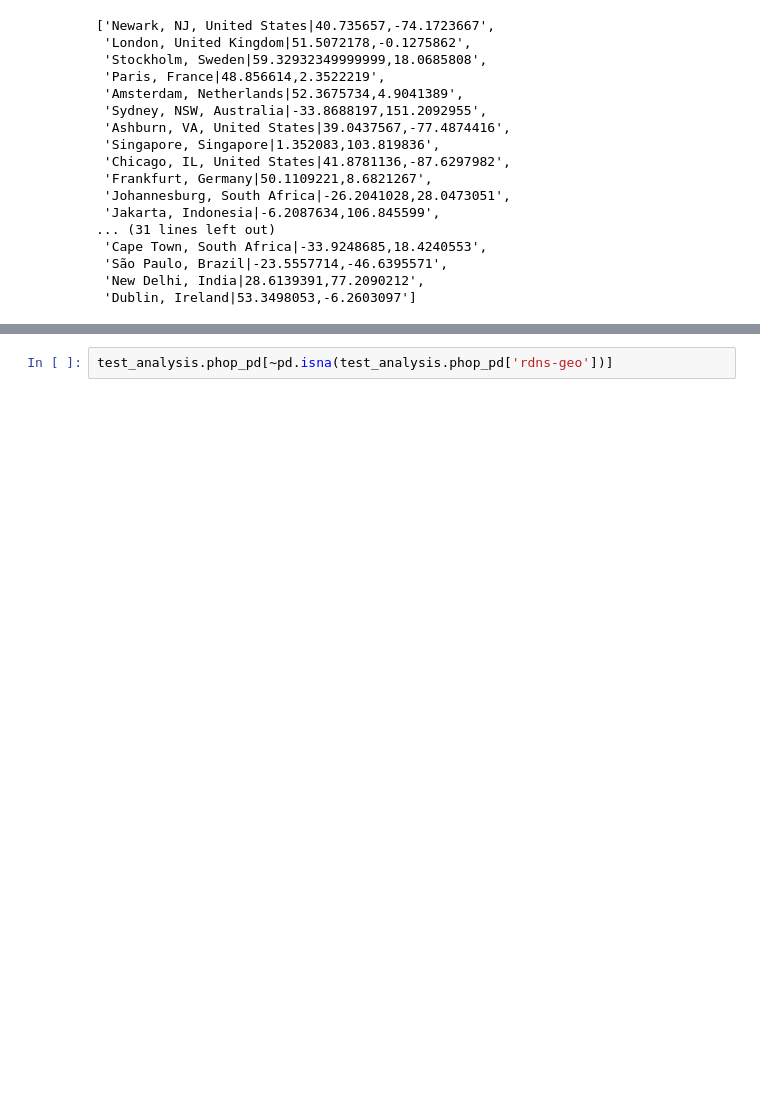
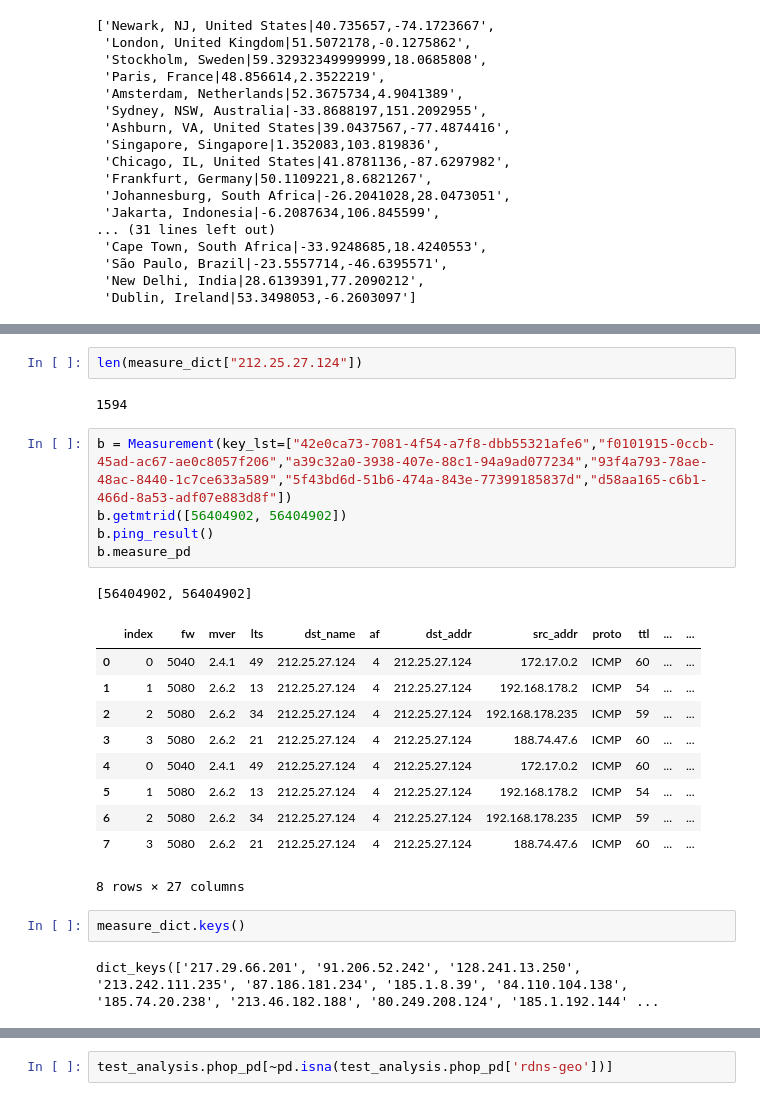
Before and after one commit to njuzmy/anytool, a Jupyter notebook: src/measurement.ipynb, the cells around one changed output, grey strips where cells are left out. Saved outputs shown, nothing was run; the diff lists cells and outputs as text; blank space fills up the shorter version.

```diff
--- a/src/measurement.ipynb
+++ b/src/measurement.ipynb
@@ -343,0 +665,25 @@ repr_phop
+# %%
+len(measure_dict["212.25.27.124"])
+# %% [output]
+1594
+# %%
+b = Measurement(key_lst=["42e0ca73-7081-4f54-a7f8-dbb55321afe6","f0101915-0ccb-45ad-ac67-ae0c8057f206","a39c32a0-3938-407e-88c1-94a9ad077234","93f4a793-78ae-48ac-8440-1c7ce633a589","5f43bd6d-51b6-474a-843e-77399185837d","d58aa165-c6b1-466d-8a53-adf07e883d8f"])
+b.getmtrid([56404902, 56404902])
+b.ping_result()
+b.measure_pd
+# %% [output]
+[56404902, 56404902]
+|  | index | fw | mver | lts | dst_name | af | dst_addr | src_addr | proto | ttl | ... | ... |
+| 0 | 0 | 5040 | 2.4.1 | 49 | 212.25.27.124 | 4 | 212.25.27.124 | 172.17.0.2 | ICMP | 60 | ... | ... |
+| 1 | 1 | 5080 | 2.6.2 | 13 | 212.25.27.124 | 4 | 212.25.27.124 | 192.168.178.2 | ICMP | 54 | ... | ... |
+| 2 | 2 | 5080 | 2.6.2 | 34 | 212.25.27.124 | 4 | 212.25.27.124 | 192.168.178.235 | ICMP | 59 | ... | ... |
+| 3 | 3 | 5080 | 2.6.2 | 21 | 212.25.27.124 | 4 | 212.25.27.124 | 188.74.47.6 | ICMP | 60 | ... | ... |
+| 4 | 0 | 5040 | 2.4.1 | 49 | 212.25.27.124 | 4 | 212.25.27.124 | 172.17.0.2 | ICMP | 60 | ... | ... |
+| 5 | 1 | 5080 | 2.6.2 | 13 | 212.25.27.124 | 4 | 212.25.27.124 | 192.168.178.2 | ICMP | 54 | ... | ... |
+| 6 | 2 | 5080 | 2.6.2 | 34 | 212.25.27.124 | 4 | 212.25.27.124 | 192.168.178.235 | ICMP | 59 | ... | ... |
+| 7 | 3 | 5080 | 2.6.2 | 21 | 212.25.27.124 | 4 | 212.25.27.124 | 188.74.47.6 | ICMP | 60 | ... | ... |
+8 rows × 27 columns
+# %%
+measure_dict.keys()
+# %% [output]
+dict_keys(['217.29.66.201', '91.206.52.242', '128.241.13.250', '213.242.111.235', '87.186.181.234', '185.1.8.39', '84.110.104.138', '185.74.20.238', '213.46.182.188', '80.249.208.124', '185.1.192.144' ...
```
Also changed, not shown: parts of 28 cells of this notebook, 6 other files.
